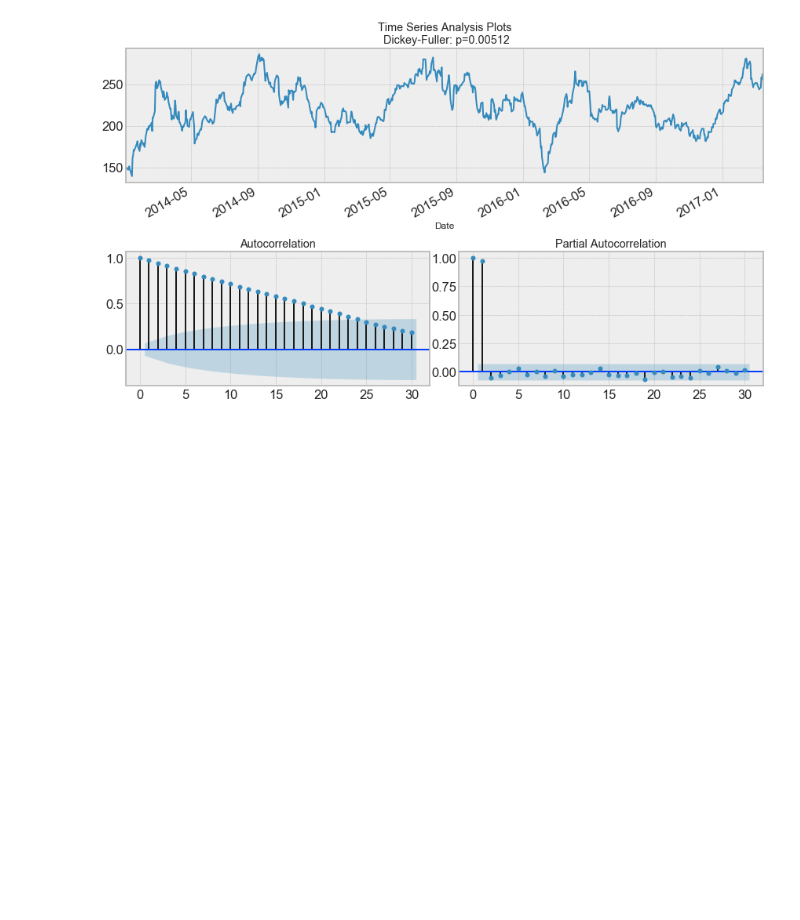
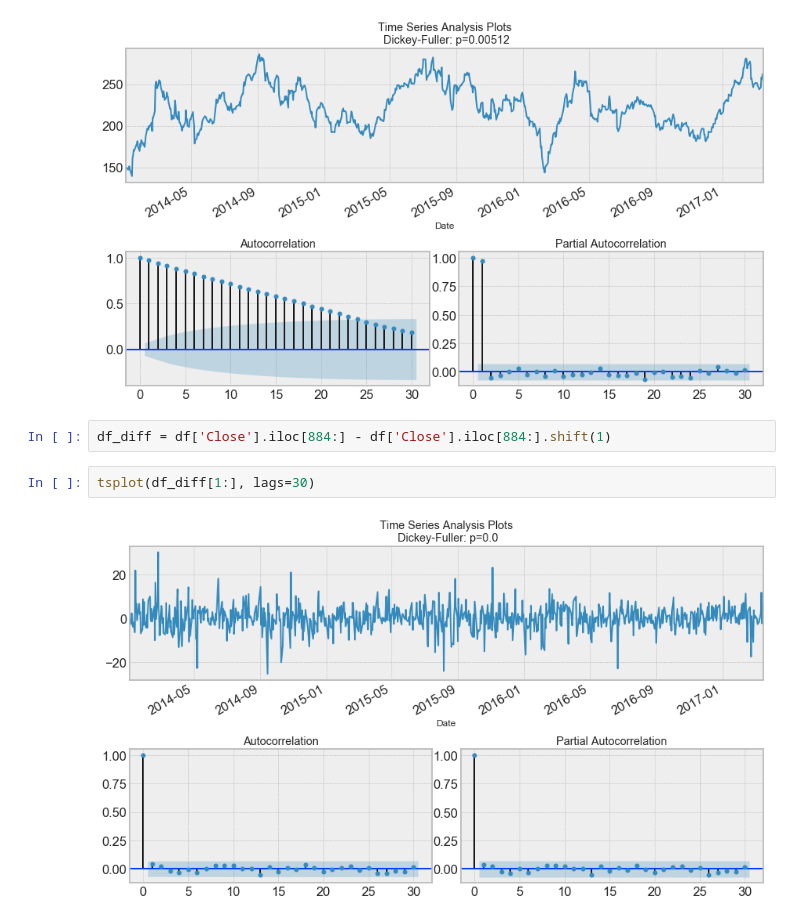
Before and after one commit to JonBebi/Teslock, a Jupyter notebook: Teslock.ipynb, the cells around one changed output. Cells and saved outputs as stored; diff of their text form; blank space fills up the shorter version.

```diff
--- a/Teslock.ipynb
+++ b/Teslock.ipynb
@@ -252,3 +252,9 @@ def tsplot(y, lags=None, figsize=(12, 7), syle='bmh'):
 tsplot(df['Close'].iloc[884:], lags=30)
 # %% [output]
 [figure]
+# %%
+df_diff = df['Close'].iloc[884:] - df['Close'].iloc[884:].shift(1)
+# %%
+tsplot(df_diff[1:], lags=30)
+# %% [output]
+[figure, added]
```
